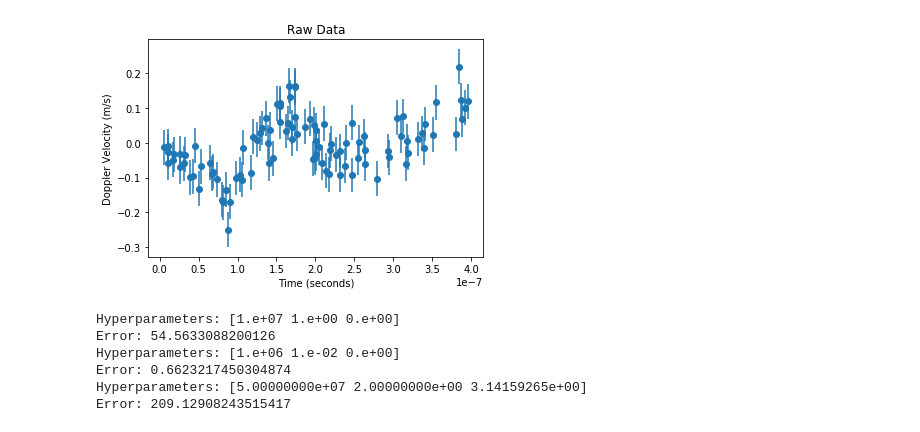
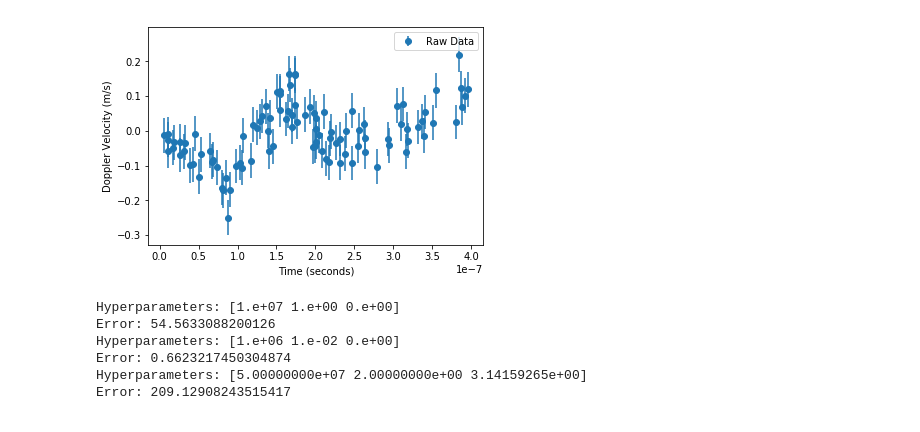
Before and after one commit to BoquanErwinChen/MLDI, a Jupyter notebook: MLDI_Assignment1.ipynb, the cells around one changed output. Saved outputs shown, nothing was run; the diff lists cells and outputs as text; code cells hidden in the pictures.

```diff
--- a/MLDI_Assignment1.ipynb
+++ b/MLDI_Assignment1.ipynb
@@ -66,13 +67,13 @@ def get_error(f_pred, obs=df.velocity):
     return ss
 # %%
 fig, axes = plt.subplots()
-axes.errorbar(x=df['time'], y=df['velocity'], yerr=df['error'], fmt='o')
+axes.errorbar(x=df['time'], y=df['velocity'], yerr=df['error'], fmt='o', label='Raw Data')
 axes.set_xlabel('Time (seconds)')
 axes.set_ylabel('Doppler Velocity (m/s)')
-axes.set_title('Raw Data')
+axes.legend()
 plt.show()
 # %% [output]
-[figure, old version]
+[figure, new version]
 # %%
 hyperparam_arr = np.array([[1e7, 1.0 , 0.0  ],
                            [1e6, 0.01, 0.0  ],
```
Also changed, not shown: parts of 9 cells of this notebook.
